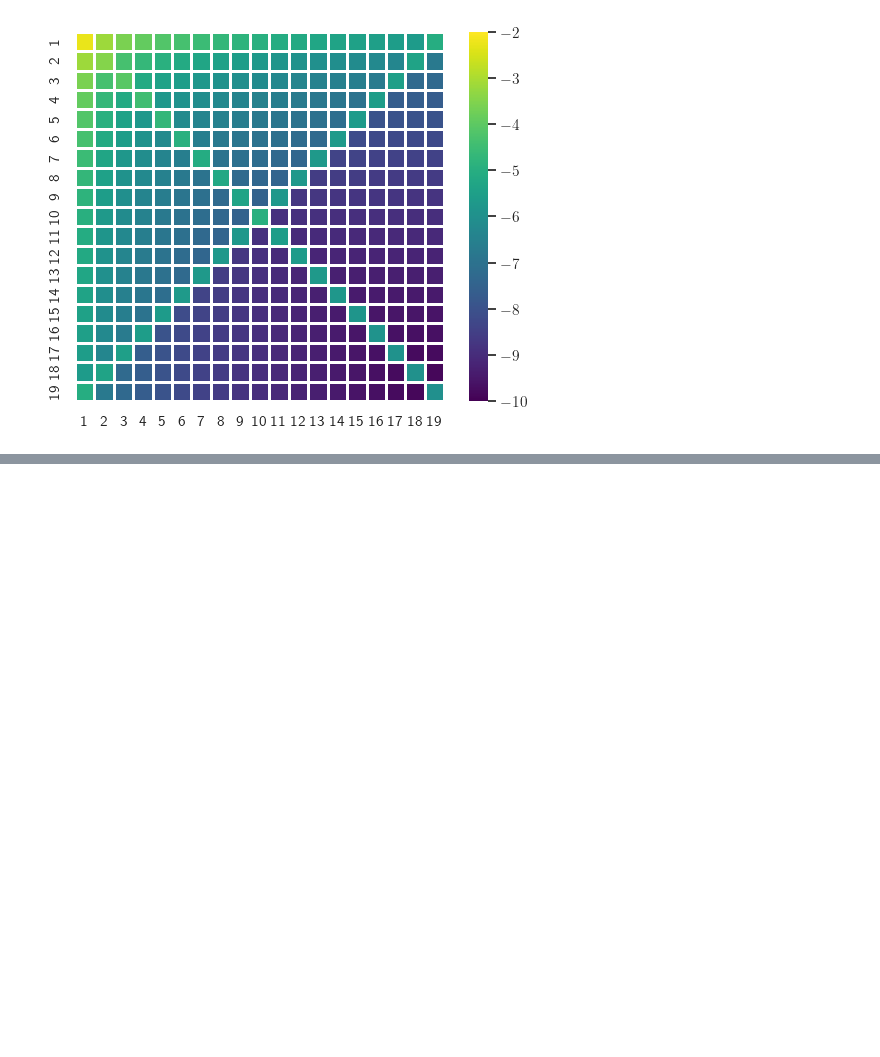
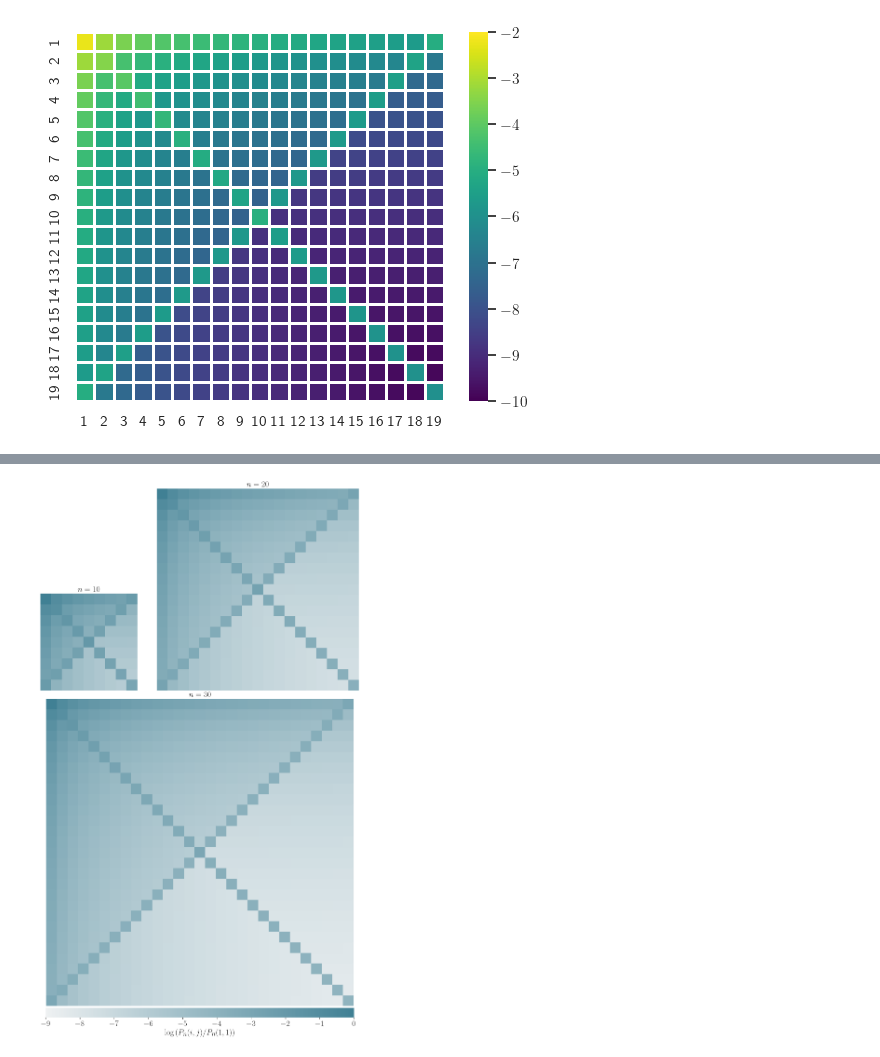
Before and after one commit to FaridKaveh/jfsNumerics, a Jupyter notebook: ParseProbabilities_n6.ipynb, the cells around one changed output, grey strips where cells are left out. Drawn from its saved outputs; the diff is of its cells as text; code cells hidden in the pictures; blank space fills up the shorter version.

```diff
--- a/ParseProbabilities_n6.ipynb
+++ b/ParseProbabilities_n6.ipynb
@@ -645,0 +651,4 @@ sbn.heatmap(
+# %%
+normalised_jfs20 = jfs20/np.max(jfs20)
+normalised_jfs10 = jfs10/np.max(jfs10)
+normalised_normalised_jfs30 = normalisedjfs30/np.max(normalisedjfs30)
@@ -645,0 +661,66 @@ sbn.heatmap(
+# %%
+from matplotlib.gridspec import GridSpec
+
+
+# plt.rcParams.update({"text.usetex":True,
+#                     "font.family": "sans-serif",
+#                     "font.sans-serif": "DejaVu Sans",})
+
+# data_10x10 = np.random.rand(10, 10)
+# data_20x20 = np.random.rand(20, 20)
+# data_30x30 = np.random.rand(30, 30)
+# Create a figure with a GridSpec layout
+fig = plt.figure(figsize=(24*3/5, 24),layout='constrained')
+gs = GridSpec(6, 4, figure=fig, width_ratios=[1,1,2,2], height_ratios=[1]*5+[0.1])
+
+# Top-left heatmap (10x10)
+ax0 = fig.add_subplot(gs[5,:])
+ax1 = fig.add_subplot(gs[1, 0:2])
+sbn.heatmap(np.log(normalised_jfs10), ax=ax1,
+            cmap=sbn.color_palette("light:#408094", as_cmap=True),
+            vmax=0,
+            vmin=-9,
+            cbar=False,
+            square=True,
+            xticklabels=[],
+            yticklabels=[])
+ax1.tick_params(left=False, bottom=False)
+ax1.set_title(r'\Huge $n=10$')
+
+# Top-right larger heatmap (20x20)
+ax2 = fig.add_subplot(gs[0:2, 2:])
+sbn.heatmap(np.log(normalised_jfs20), ax=ax2,
+            cmap=sbn.color_palette("light:#408094", as_cmap=True),
+            cbar=False,
+            square=True,
+            vmin=-9,
+            vmax=0,
+           xticklabels=[],
+           yticklabels=[])
+ax2.tick_params(left=False, bottom=False)
+ax2.set_title(r'\Huge $n=20$')
+
+# Bottom heatmap (30x30) spanning the width of the top two
+ax3 = fig.add_subplot(gs[2:5, 0:])
+sbn.heatmap(np.log(normalised_normalised_jfs30),
+            ax=ax3,
+            cmap=sbn.color_palette("light:#408094", as_cmap=True),
+            square=True,
+            cbar=True,
+            cbar_ax=ax0,
+            cbar_kws={'orientation':'horizontal',
+                      "label":r"\Huge$\log \left(P_n(i,j)/P_n(1,1)\right)$"},
+            vmax=0,
+            vmin=-9,
+           xticklabels=[],
+           yticklabels=[])
+ax3.set_title(r'\Huge $n=30$')
+ax0.tick_params(labelsize=24)
+ax0.set_aspect(0.283)
+# ax3.tick_params(left=False, bottom=False)
+# sbn.dark_palette("seagreen", as_cmap=True)
+# sbn.set()
+# Adjust layout and display the plot
+plt.show()
+# %% [output]
+[figure, added]
```
Also changed, not shown: parts of 47 cells of this notebook.
